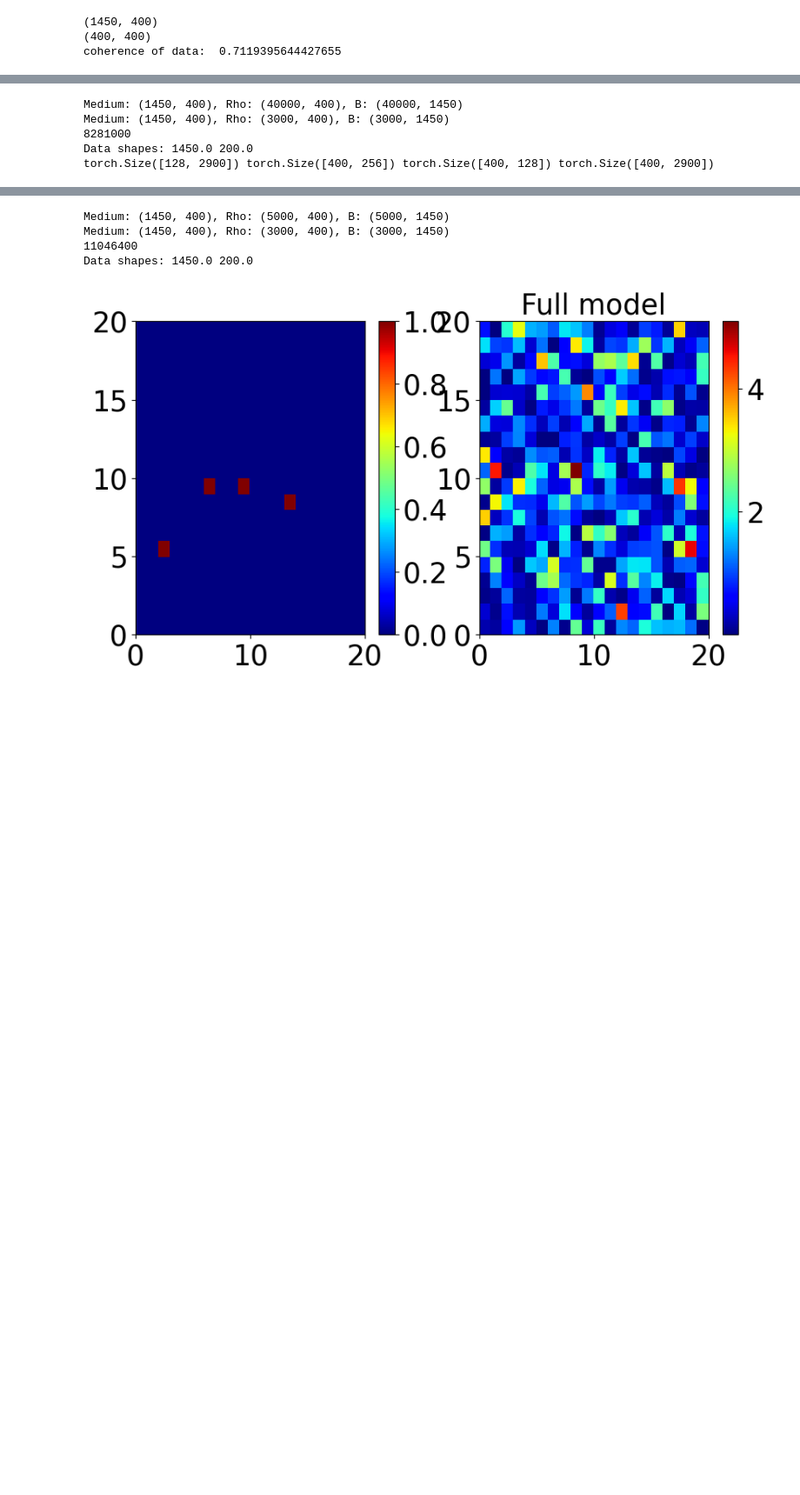
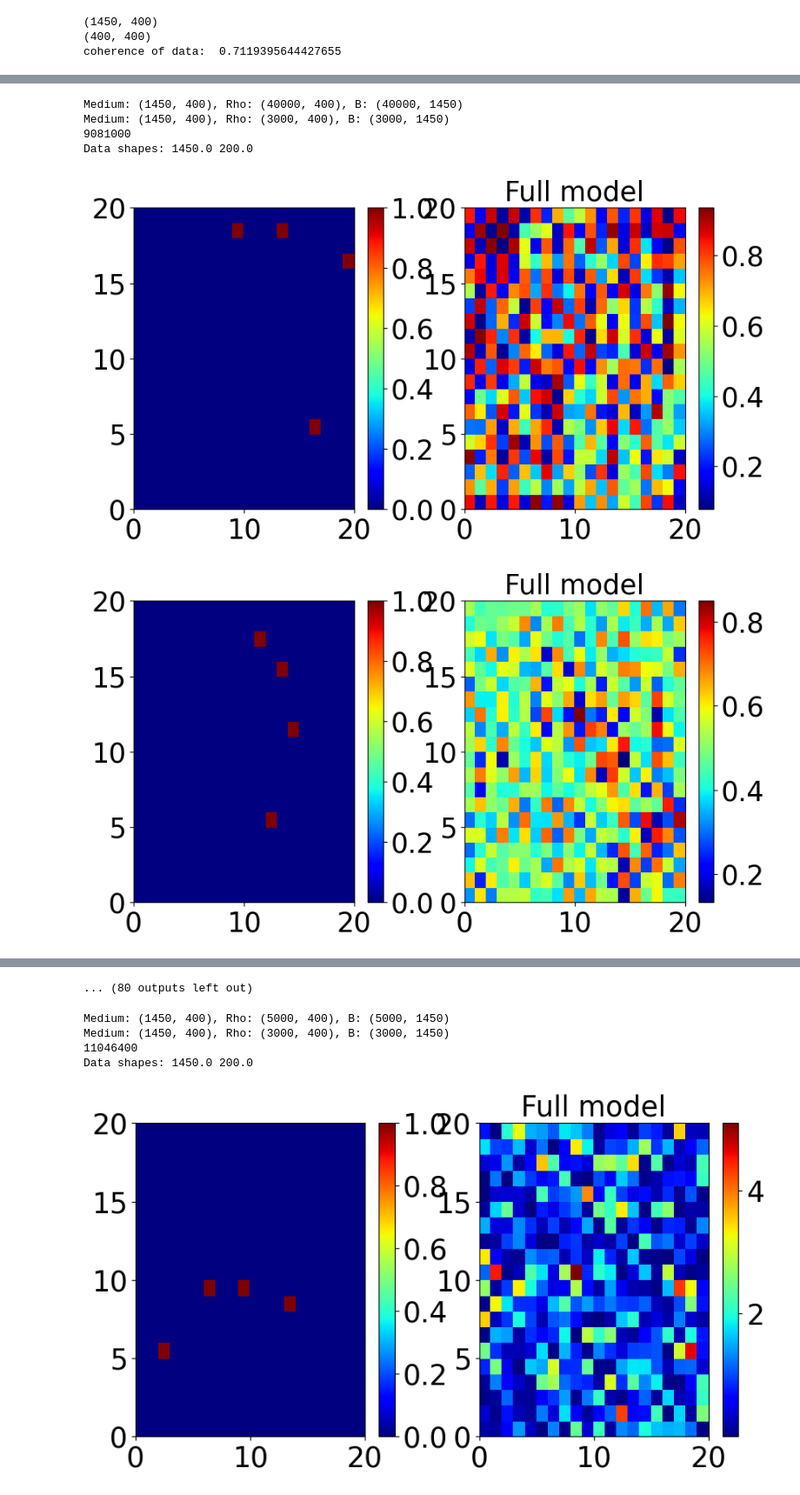
Before and after one commit to alexei-novikov/RM_imaging, a Jupyter notebook: multi_dict.ipynb, the cells around one changed output, grey strips where cells are left out. Shown at 87% size. Cells and saved outputs as stored; diff of their text form; code cells hidden in the pictures; blank space fills up the shorter version.

```diff
--- a/multi_dict.ipynb
+++ b/multi_dict.ipynb
@@ -182,12 +191,12 @@ layers=[500,500,500,300,300,400,800]
 #layers.append(256)
 GELMA_layers=[500,500,500,300,300,400,800]
 CE=False
-KM_in=False
+KM_in=True
 #GELMA_layers.append(256)
 
 GELMA=0
 G_0=True
-Epochs=1000
+Epochs=100000
 index_list=[]
 
 
@@ -219,7 +228,7 @@ indim=int(training_data.b[0].shape[0]/2)
 outdim=int(training_data.rho[0].shape[0]/4)
 enc_dim=training_data.b[0].shape[0]/2
 if KM_in:
-    enc_dim=enc_dim*2
+    enc_dim=enc_dim+outdim*2
 
 
 encoder=M.fc_net_extra(enc_dim, layers,outdim , net_type='fc',linear_type='real', activation='relu', bias=True, out_scaling=None,dropout=.5)
@@ -275,32 +284,29 @@ for epoch in range(Epochs):
     train_lossavg=0
     for batch, (b, rho, num_targets) in enumerate(trainloader):
         if True:
-            medium_hat=decoder(Complex_eye).squeeze()
-            medium_hat=F.normalize(medium_hat, dim=-1)
-            Mhat_real, Mhat_imag=torch.split(medium_hat, int(medium_hat.shape[1]/2), dim=-1)
-
-            b_real, b_imag=torch.split(b.squeeze(), int(b.shape[-1]/2), dim=-1)
-            km_b_real=Mhat_real.squeeze()@b_real.squeeze().T-Mhat_imag.squeeze()@b_imag.squeeze().T
-            km_b_imag=Mhat_real.squeeze()@b_imag.squeeze().T+Mhat_imag.squeeze()@b_real.squeeze().T
-
-            km_b=torch.cat((km_b_real, km_b_imag), dim=-1)
-
-            print(b.shape, km_b.shape,km_b_real.shape, medium_hat.shape)
-            In_put=torch.cat((b, km_b), dim=-1)
-
-
-
             b=b.to(device)
             rho=rho.to(device)
             optimizer.zero_grad()
             optimizer_decod.zero_grad()
             if KM_in:
+                medium_hat=decoder(Complex_eye).squeeze()
+                medium_hat=F.normalize(medium_hat, dim=-1)
+                Mhat_real, Mhat_imag=torch.split(medium_hat, int(medium_hat.shape[1]/2), dim=-1)
+                Mhat_imag=-Mhat_imag
+                b_real, b_imag=torch.split(b.squeeze(), int(b.shape[-1]/2), dim=-1)
+                km_b_real=Mhat_real.squeeze()@b_real.squeeze().T-Mhat_imag.squeeze()@b_imag.squeeze().T
+                km_b_imag=Mhat_real.squeeze()@b_imag.squeeze().T+Mhat_imag.squeeze()@b_real.squeeze().T
+
+                km_b=torch.cat((km_b_real.T, km_b_imag.T), dim=-1)
+
+            # print(b.shape, km_b.shape,km_b_real.shape, Mhat_real.shape)
+                In_put=torch.cat((b, km_b), dim=-1)
+
                 rho_hat=encoder(In_put)
             else:
                 rho_hat=encoder(b)
             rho_hat=sigmoid(rho_hat)
             b_hat=decoder(rho_hat)
-            rho_hat_hat=encoder(b_hat)
 
             if L1_weight>0:
                 L1_loss=L1_weight*L1_loss_fn(rho_hat, rho_hat*0)
@@ -310,6 +316,8 @@ for epoch in range(Epochs):
                 L1_loss=-1
 
             if CE:
+                rho_hat_hat=encoder(b_hat)
+
                 CEloss=CE_loss_fn(rho_hat_hat, rho_hat)/1000
                 CEloss.backward(retain_graph=True)
                 CEloss=CEloss.item()
@@ -349,7 +357,23 @@ for epoch in range(Epochs):
     optimizer_decod.zero_grad()
 
     font_size = 50
-    rho_hat=encoder(b_val)
+    if KM_in:
+        medium_hat=decoder(Complex_eye).squeeze()
+        medium_hat=F.normalize(medium_hat, dim=-1)
+        Mhat_real, Mhat_imag=torch.split(medium_hat, int(medium_hat.shape[1]/2), dim=-1)
+        Mhat_imag=-Mhat_imag
+        b_real, b_imag=torch.split(b_val.squeeze(), int(b_val.shape[-1]/2), dim=-1)
+        km_b_real=Mhat_real.squeeze()@b_real.squeeze().T-Mhat_imag.squeeze()@b_imag.squeeze().T
+        km_b_imag=Mhat_real.squeeze()@b_imag.squeeze().T+Mhat_imag.squeeze()@b_real.squeeze().T
+
+        km_b=torch.cat((km_b_real.T, km_b_imag.T), dim=-1)
+
+    # print(b.shape, km_b.shape,km_b_real.shape, Mhat_real.shape)
+        In_put=torch.cat((b_val, km_b), dim=-1)
+
+        rho_hat=encoder(In_put)
+    else:
+        rho_hat=encoder(b_val)
     rho_hat=sigmoid(rho_hat)
     b_hat=decoder(rho_hat)
     L2_loss=L2_loss_fn(b_hat.squeeze(), b_val.squeeze())
@@ -371,32 +395,33 @@ for epoch in range(Epochs):
         medium_hat=F.normalize(medium_hat, dim=-1)
         medium_hat=medium_hat.cpu().detach().numpy()
         medium_hat=H.cat2complex(medium_hat)
         torch_inners=np.abs(np.inner(medium_hat,medium.T.conj()) ) #entry i j is ghat_i dot bar(g_j)
                 #original way of computing inners
                 # mean over true max over hats
         for i in range(int(outdim*2)):
             if max(torch_inners[:, i])>.95 and i not in index_list:
                 index_list.append(i)
             sum_max_inner_original=sum_max_inner_original+max(torch_inners[:, i])
         max_avg_inners_original=sum_max_inner_original/(int(outdim*2))
 
 
         #lr_scheduler_enc.step()
         #lr_scheduler_decod.step()
 
 
         print(f'epoch: {epoch}, train loss: {train_lossavg}, L1 loss: {L1_loss}, val loss: {val_lossavg}, max avg inners: {max_avg_inners_original}, GELMA loss: {inner_loss_term_avg}, num indices: {len(index_list)}')
 
     if Track_run:
         wandb.log(wand_dict)
 
 #index_list_list.append(index_list)
 print(time.time()-starttime)
 if Track_run:
     wandb.finish()
 # %% [output]
 Medium: (1450, 400), Rho: (40000, 400), B: (40000, 1450)
 Medium: (1450, 400), Rho: (3000, 400), B: (3000, 1450)
-8281000
+9081000
 Data shapes: 1450.0 200.0
-torch.Size([128, 2900]) torch.Size([400, 256]) torch.Size([400, 128]) torch.Size([400, 2900])
+[figure, added]
+[figure, added]
@@ -404,3 +517,4 @@ RuntimeError: Sizes of tensors must match except in dimension 1. Expected size 1
+... (80 outputs left out)
 # %%
 #Raw data training variational autoencoder (KL replcaed with BCE)
 starttime=time.time()
```
Also changed, not shown: parts of 2 cells of this notebook, 1 other file.
